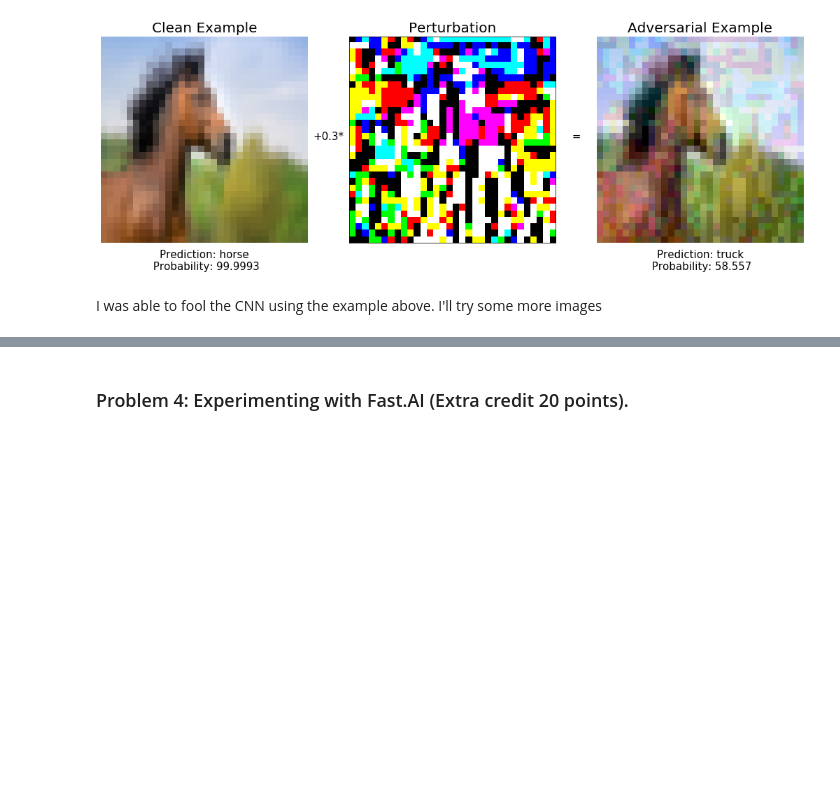
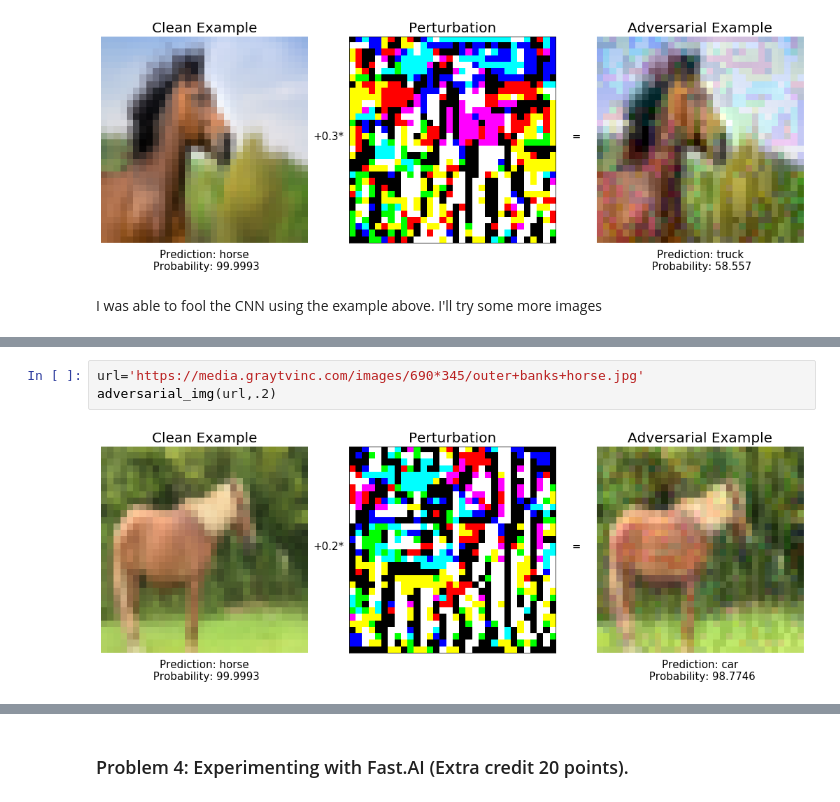
Before and after one commit to JavierPalomares90/scalable_ml_hw2, a Jupyter notebook: javier_palomares_hw2.ipynb, the cells around one changed output, grey strips where cells are left out. Saved outputs shown, nothing was run; the diff lists cells and outputs as text; blank space fills up the shorter version.

```diff
--- a/javier_palomares_hw2.ipynb
+++ b/javier_palomares_hw2.ipynb
@@ -1339,0 +1361,5 @@ adversarial_img(url,.3)
+# %%
+url='https://media.graytvinc.com/images/690*345/outer+banks+horse.jpg'
+adversarial_img(url,.2)
+# %% [output]
+[figure, added]
```
Also changed, not shown: parts of 11 cells of this notebook.
